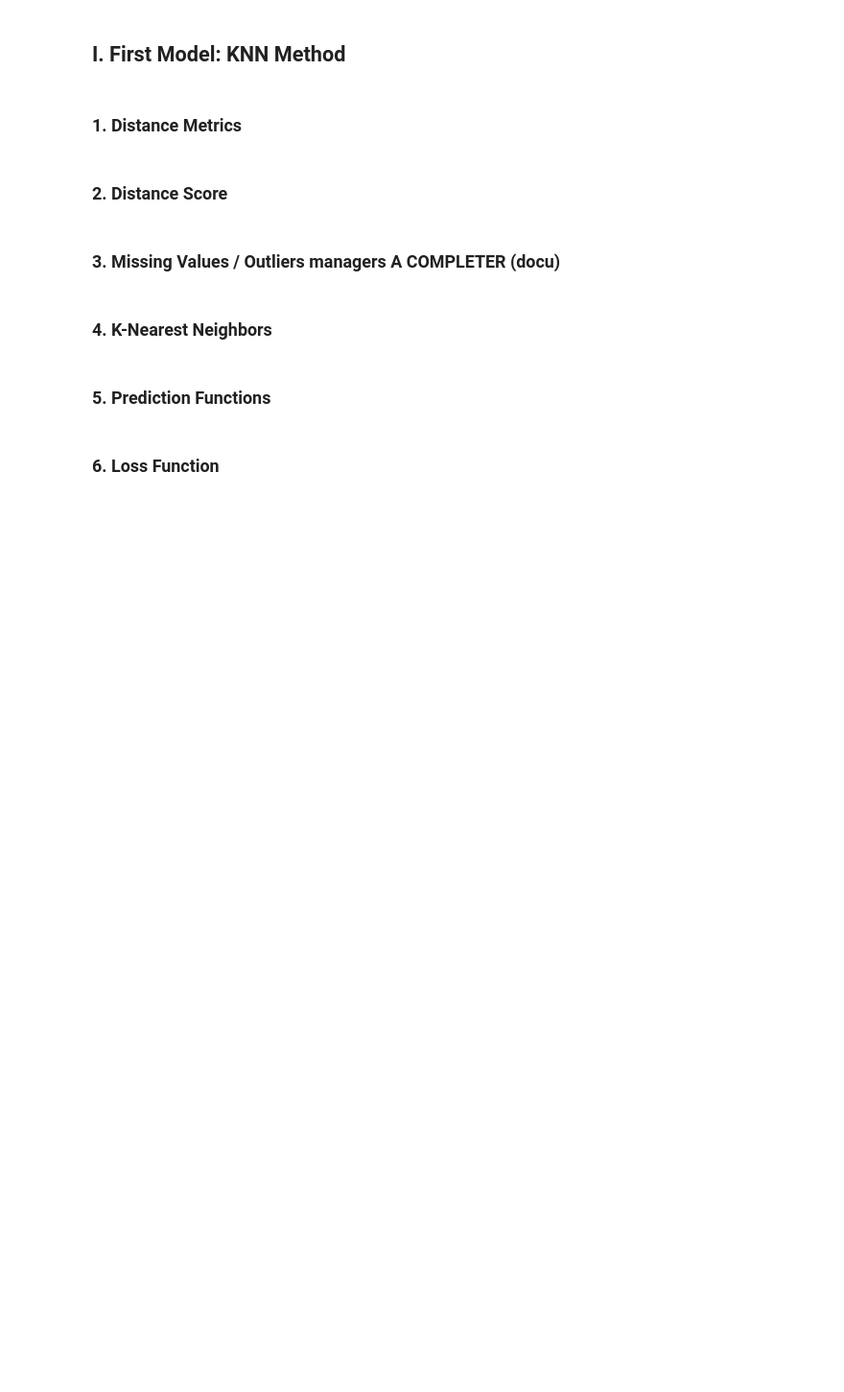
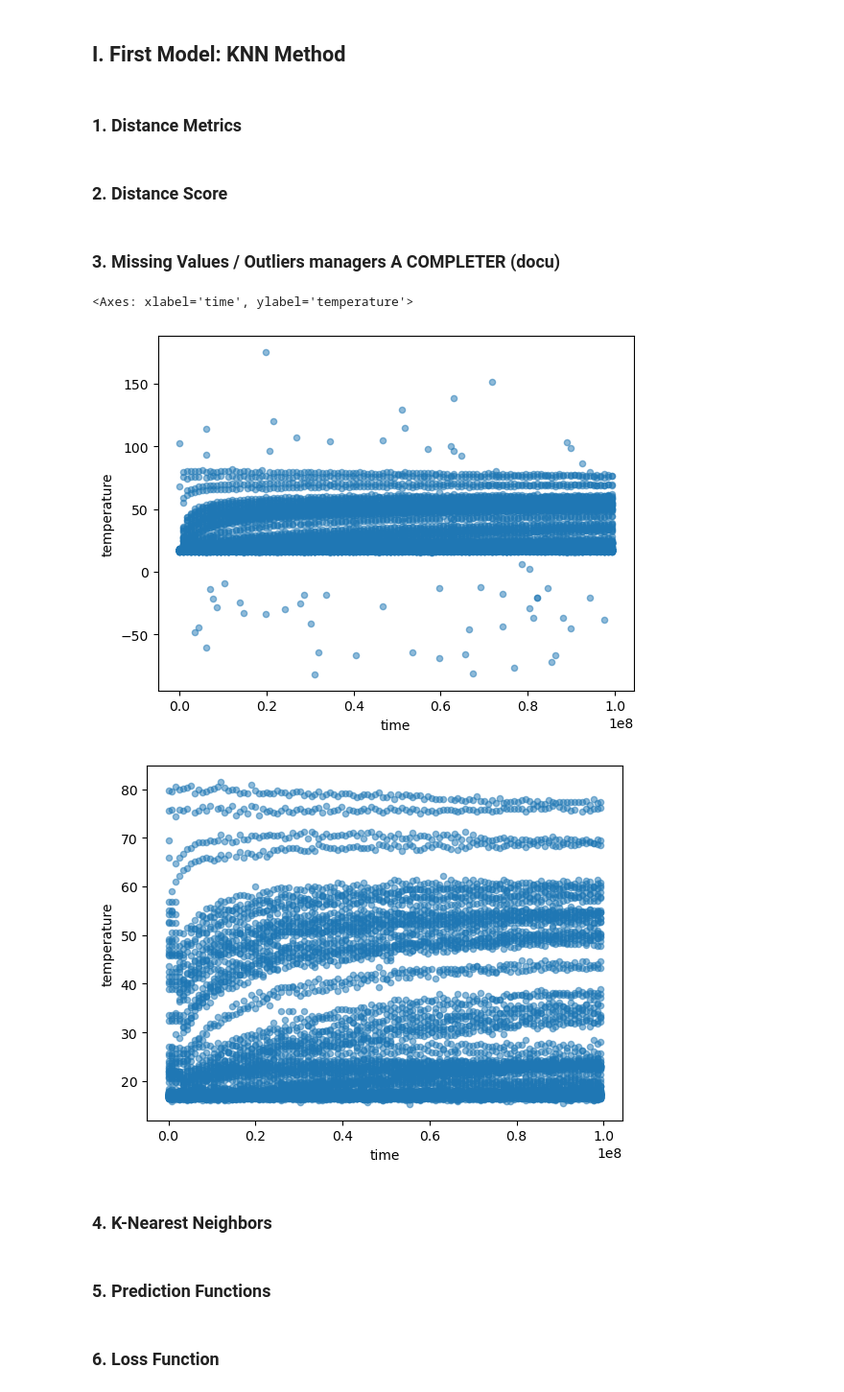
Before and after one commit to Username212305/ML_project_final, a Jupyter notebook: final.ipynb, the cells around one changed output. Shown at 96% size. Cells and saved outputs as stored; diff of their text form; code cells hidden in the pictures; blank space fills up the shorter version.

Commit message:
Un peu plus clean

```diff
--- a/final.ipynb
+++ b/final.ipynb
@@ -147,39 +147,16 @@ def distance_score(neighbors:pd.DataFrame,
 # %% [markdown]
 ### 3. Missing Values / Outliers managers A COMPLETER (docu)
 # %%
-"""On synthétisera tout le preprocessing dans les fonctions ci-dessous."""
+def window_cleaning(rows: pd.DataFrame, margin: float = 1.5) -> pd.DataFrame:
 
-
-
-def first_clean(sensors_set: pd.DataFrame, lb: int = -100, ub: int = 200) -> pd.DataFrame:
-
-    """We set upper and lower bounds to eliminate very extreme values which we've
-    set to -100 and 200 degrees.
-    Args:
-        sensors_set: dataset of all sensors to preprocess, with values of time,
-         power and temperature.
-        lb: Lower bound
-        ub: Upper bound
-    Returns:
-        sensors_set: with deleted "extreme" outliers.
-     """
-
-    for i, row in sensors_set.iterrows():
-        if row["temperature"] and (row["temperature"] < lb or ub < row["temperature"]):
-            sensors_set.at[i, "temperature"] = np.nan
-
-    return sensors_set
-
-
-def window_cleaning(rows: pd.DataFrame, margin: float = 3) -> pd.DataFrame:
-
-    """Cleans a set of rows computing the median, and cutting the values under and above margin-distance
-    of the median, and replacing by this last.
+    """Cleans a set of rows by computing the median, and cutting the values under and above a
+    certain distance of it (corresponding to margin-times the standart error) and replacing
+    these values by the median.
     Args:
         rows: the rows to clean.
-        margin: size of the safe zone, where the values are kept around the median.
+        margin: coefficient of the standart error to create an interval of "okay" values.
     Returns:
-        rows: the same rows with replaced outliers, by the median of the initial set.
+        rows: same rows with replaced outliers.
     """
 
     med = np.median(rows.dropna()["temperature"])
@@ -192,12 +169,11 @@ def window_cleaning(rows: pd.DataFrame, margin: float = 3) -> pd.DataFrame:
     return rows
 
 
-def preprocessing(sensors_set: pd.DataFrame, window: int = 30, margin: float = 3) -> pd.DataFrame:
+def preprocessing(sensors_set: pd.DataFrame, window: int = 30, margin: float = 1.5) -> pd.DataFrame:
 
-    """The global function to preprocess the Data. It first calls first_clean to delete
-    'extreme' outliers, than clean each sensor one by one by looking at 'windows' of time
-    values on their data, computing the median on such intervals, and replacing too-far values
-    of the median by itself.
+    """The global function to preprocess the Data. It cleans each sensor one by one by looking
+    at 'windows' of time values on their data, computing the median on such intervals, and
+    replacing too-far values of the median by itself.
     Args:
         sensors_set: dataset of all sensors to preprocess, with values of time,
          power and temperature.
@@ -207,8 +183,6 @@ def preprocessing(sensors_set: pd.DataFrame, window: int = 30, margin: float = 3
         sensors_set: with cleaner data
     """
 
-    # Deleting values of the dumb sensors
-    sensors_set = first_clean(sensors_set = sensors_set)
     new_set = pd.DataFrame({"sensor":[],"time":[],"power":[],"temperature":[]})
 
     for sample in sensors_set["sensor"].unique(): # We pick every specific sensor of the dataset
@@ -229,38 +203,41 @@ def preprocessing(sensors_set: pd.DataFrame, window: int = 30, margin: float = 3
             t = n - window
             rows = sample_rows.iloc[int(n*pow) : int(n*(pow + 1/3))].query("@t*864000 <= time < (@t + @window)*864000")
             new_set = pd.concat([new_set,window_cleaning(rows=rows, margin=margin)], axis= 0)
 
     return new_set
 
 # Reading data
 training_data=pd.read_parquet("data_parquet_2026/train.parquet")
-sensors = pd.read_parquet("data_parquet_2026/sensors.parquet").drop(columns=["coor_z"])
-sensors.drop_duplicates(inplace=True)
+sensors = pd.read_parquet("data_parquet_2026/sensors.parquet").drop(columns=["coor_z"]).drop_duplicates()
 test_data = pd.read_parquet("data_parquet_2026/test.parquet")
 
 
 """Dropping the test sensors, as we will train the model only with the training data"""
-test_sensors: np.array = test_data["sensor"].unique()
-train_sensors_labels: np.array = training_data["sensor"].unique()
-train_sensors_set: pd.DataFrame = sensors.set_index(keys="sensor").loc[train_sensors_labels].reset_index().sample(frac = 1/5) # 20% des sensors
+test_sensors = test_data["sensor"].unique()
+train_sensors_labels = training_data["sensor"].unique()
+train_sensors_set = sensors.set_index(keys="sensor").loc[train_sensors_labels].reset_index().sample(frac=1/5) # 20% des sensors
 
 """Sampling for TESTING ON SMALLER SETS"""
 training_data = training_data.set_index(keys= "sensor").loc[train_sensors_set["sensor"]].query('time < 1e8').reset_index() # 1% des times
 testtime = training_data['time'].unique() # 24 sensors
 testsensors = training_data['sensor'].unique() # 116 times
 
 """Partition of the training_data into our "training" and "validation" model's sets"""
 # Validation/ train coordinates' sets partition, over the train_sensors_set
 validation_sensors_coo = train_sensors_set.sample(frac = 1/5)
 train_sensors_coo = train_sensors_set.drop(labels=validation_sensors_coo.index)
 
 # Validation/ train values' sets partition, ignoring unknown data of validation,
 # and replacing them in training set
 validation_samples_with_temp = training_data.set_index(keys="sensor").drop(labels = train_sensors_coo["sensor"], axis=0).dropna().reset_index()
 
 training_data.set_index(keys="sensor").drop(labels = validation_sensors_coo["sensor"], axis=0).reset_index().plot.scatter(x="time", y="temperature", alpha=0.5)
 train_samples_with_temp = preprocessing(training_data.set_index(keys="sensor").drop(labels = validation_sensors_coo["sensor"], axis=0).reset_index())
 train_samples_with_temp.plot.scatter(x="time", y="temperature", alpha=0.5)
+# %% [output]
+<Axes: xlabel='time', ylabel='temperature'>
+[figure, added]
+[figure, added]
 # %% [markdown]
 ### 4. K-Nearest Neighbors
 # %%
```
